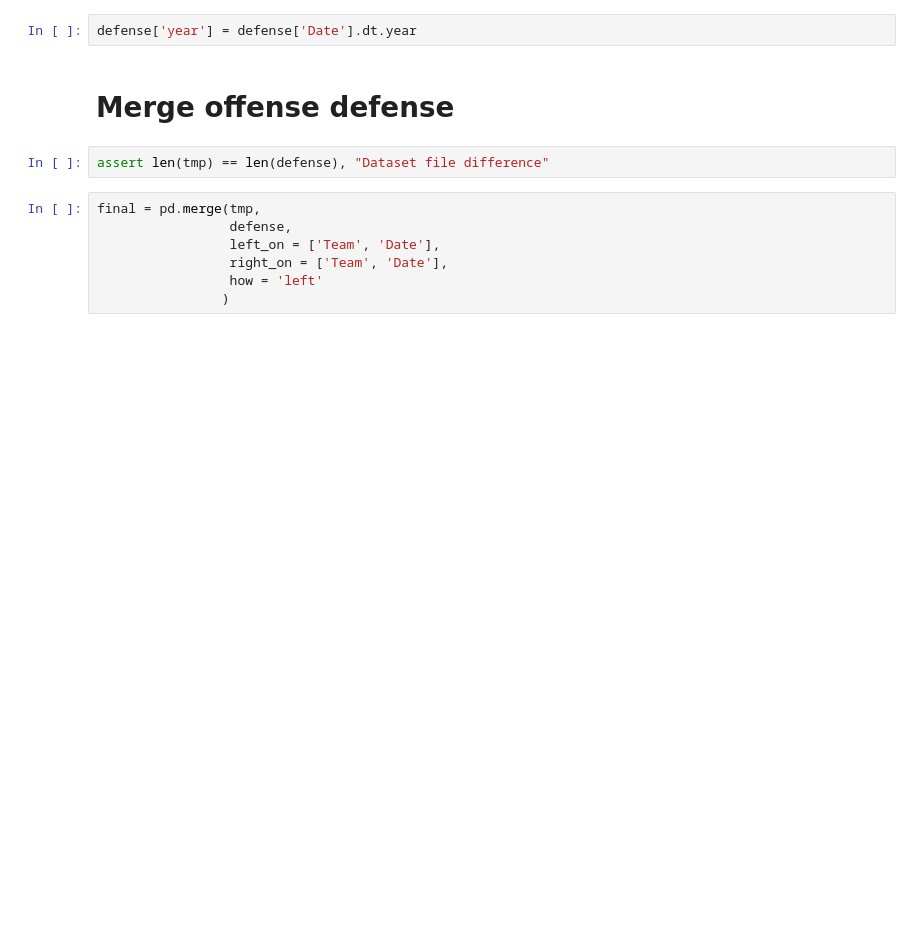
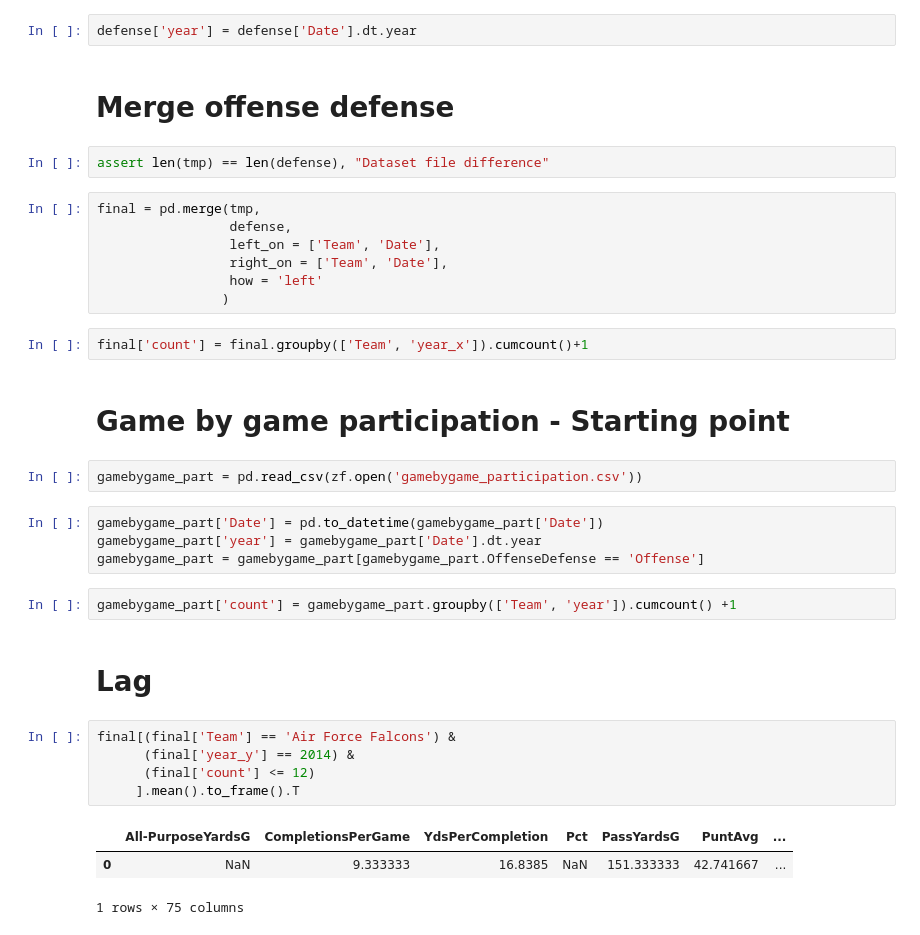
Before and after one commit to cjohns38/ncaafootball, a Jupyter notebook: StartingDataManipulation.ipynb, the cells around one changed output. Saved outputs shown, nothing was run; the diff lists cells and outputs as text; blank space fills up the shorter version.

```diff
--- a/StartingDataManipulation.ipynb
+++ b/StartingDataManipulation.ipynb
@@ -261,3 +261,26 @@ final = pd.merge(tmp,
                  right_on = ['Team', 'Date'],
                  how = 'left'
                 )
+# %%
+final['count'] = final.groupby(['Team', 'year_x']).cumcount()+1
+# %% [markdown]
+# Game by game participation - Starting point
+# %%
+gamebygame_part = pd.read_csv(zf.open('gamebygame_participation.csv'))
+# %%
+gamebygame_part['Date'] = pd.to_datetime(gamebygame_part['Date'])
+gamebygame_part['year'] = gamebygame_part['Date'].dt.year
+gamebygame_part = gamebygame_part[gamebygame_part.OffenseDefense == 'Offense']
+# %%
+gamebygame_part['count'] = gamebygame_part.groupby(['Team', 'year']).cumcount() +1
+# %% [markdown]
+# Lag
+# %%
+final[(final['Team'] == 'Air Force Falcons') &
+      (final['year_y'] == 2014) &
+      (final['count'] <= 12)
+     ].mean().to_frame().T
+# %% [output]
+|  | All-PurposeYardsG | CompletionsPerGame | YdsPerCompletion | Pct | PassYardsG | PuntAvg | ... |
+| 0 | NaN | 9.333333 | 16.8385 | NaN | 151.333333 | 42.741667 | ... |
+1 rows × 75 columns
```
Also changed, not shown: parts of 5 cells of this notebook.
